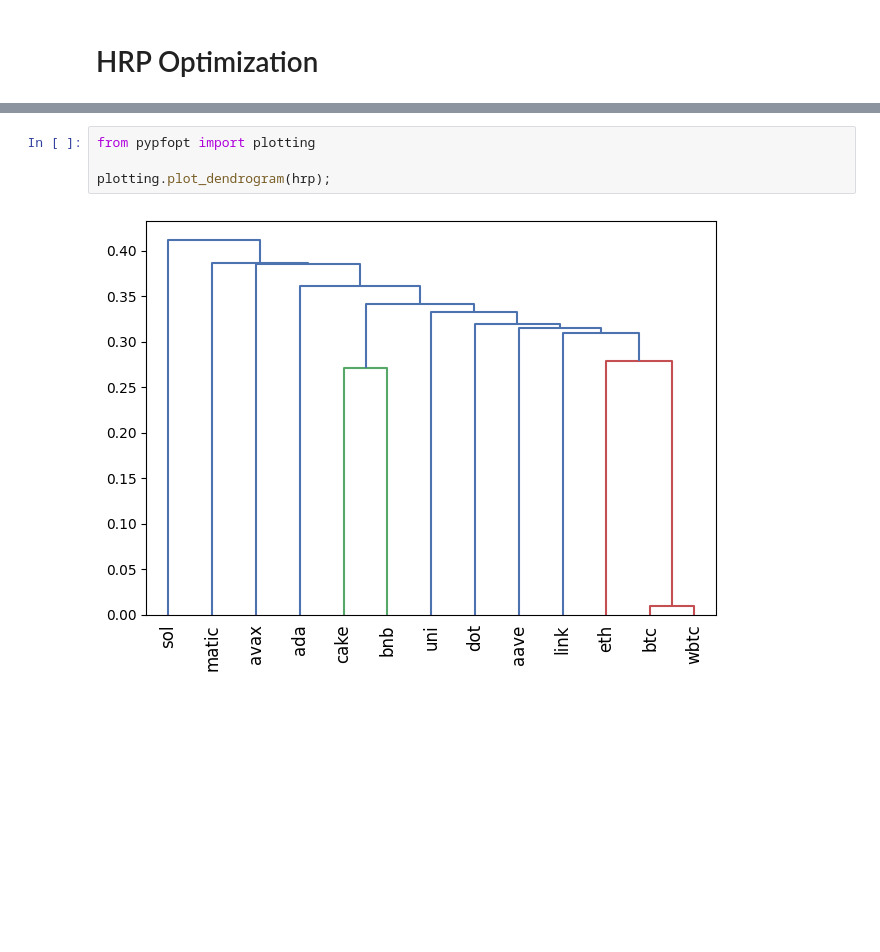
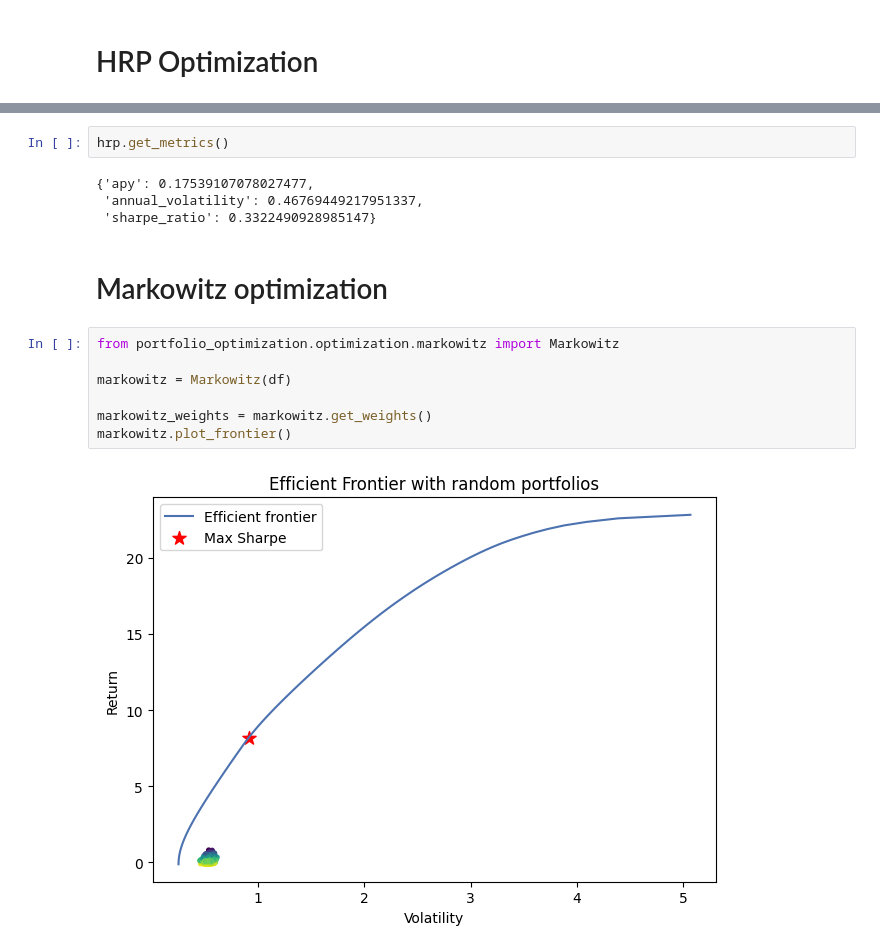
Before and after one commit to arguiot/portfolio, a Jupyter notebook: portfolio.ipynb, the cells around one changed output, grey strips where cells are left out. Saved outputs shown, nothing was run; the diff lists cells and outputs as text; blank space fills up the shorter version.

Commit message:
Worked on Markowitz algorithm

```diff
--- a/portfolio.ipynb
+++ b/portfolio.ipynb
@@ -106,6 +101,17 @@ Sharpe Ratio: 0.13
-# %%
-from pypfopt import plotting
-
-plotting.plot_dendrogram(hrp);
-# %% [output]
-[figure, removed]
+# %%
+hrp.get_metrics()
+# %% [output]
+{'apy': 0.17539107078027477,
+ 'annual_volatility': 0.46769449217951337,
+ 'sharpe_ratio': 0.3322490928985147}
+# %% [markdown]
+# Markowitz optimization
+# %%
+from portfolio_optimization.optimization.markowitz import Markowitz
+
+markowitz = Markowitz(df)
+
+markowitz_weights = markowitz.get_weights()
+markowitz.plot_frontier()
+# %% [output]
+[figure, added]
```
Also changed, not shown: parts of 11 cells of this notebook, 8 other files.
